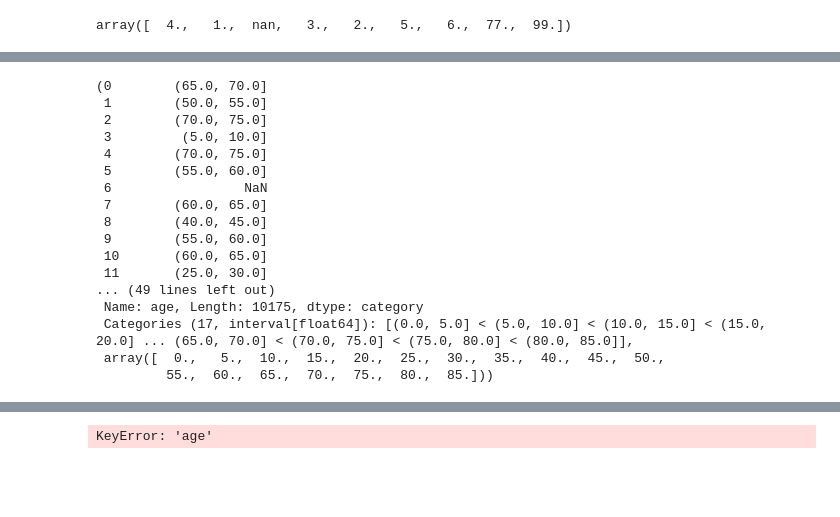
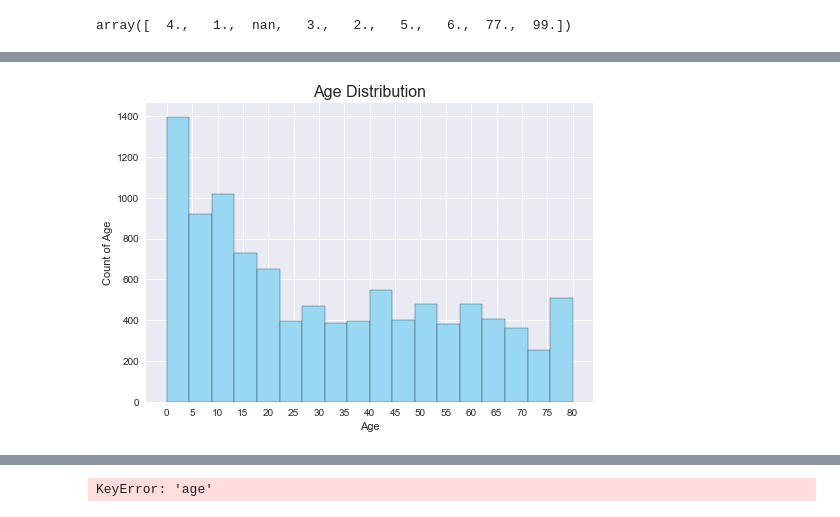
Before and after one commit to asfabiano/byu_econ_applied_machine_learning, a Jupyter notebook: homeworks/Homework_1.ipynb, the cells around one changed output, grey strips where cells are left out. Saved outputs shown, nothing was run; the diff lists cells and outputs as text; code cells hidden in the pictures; blank space fills up the shorter version.

```diff
--- a/homeworks/Homework_1.ipynb
+++ b/homeworks/Homework_1.ipynb
@@ -70,25 +70,17 @@ nhanes.describe()
 | 50% | 78644.000000 | 26.000000 | 4.000000 | 8.000000 | 65.300000 | 162.000000 | 24.700000 | 87.800000 | 60.300000 |
 | 75% | 81187.500000 | 52.000000 | 5.000000 | 14.000000 | 83.500000 | 171.050000 | 30.200000 | 102.800000 | 80.700000 |
 | max | 83731.000000 | 80.000000 | 7.000000 | 99.000000 | 222.600000 | 202.600000 | 82.900000 | 177.900000 | 162.800000 |
-# %%
-x = pd.cut(nhanes['age'], bins = np.linspace(0,85,18), retbins = True)
-# %% [output]
-(0        (65.0, 70.0]
- 1        (50.0, 55.0]
- 2        (70.0, 75.0]
- 3         (5.0, 10.0]
- 4        (70.0, 75.0]
- 5        (55.0, 60.0]
- 6                 NaN
- 7        (60.0, 65.0]
- 8        (40.0, 45.0]
- 9        (55.0, 60.0]
- 10       (60.0, 65.0]
- 11       (25.0, 30.0]
-... (49 lines left out)
- Name: age, Length: 10175, dtype: category
- Categories (17, interval[float64]): [(0.0, 5.0] < (5.0, 10.0] < (10.0, 15.0] < (15.0, 20.0] ... (65.0, 70.0] < (70.0, 75.0] < (75.0, 80.0] < (80.0, 85.0]],
- array([  0.,   5.,  10.,  15.,  20.,  25.,  30.,  35.,  40.,  45.,  50.,
-         55.,  60.,  65.,  70.,  75.,  80.,  85.]))
+# %%
+nhanes['age'].hist(bins = 18, color ="#99D8F2", edgecolor = "black")
+plt.xticks(np.arange(0,85,5))
+plt.title("Age Distribution", fontsize=16)
+plt.ylabel("Count of Age")
+plt.xlabel("Age")
+plt.show()
+## the following code resulted from a failed attempt to make a histogram divided into bins, but actually works to
+## segment the column data into bins.
+## x = pd.cut(nhanes['age'], bins = np.linspace(0,85,18), retbins = True)
+# %% [output]
+[figure, added]
 # %%
 ##%matplotlib inline ## this command eliminates the need to do plt.show() after each plot
```
Also changed, not shown: parts of 1 cell of this notebook.
